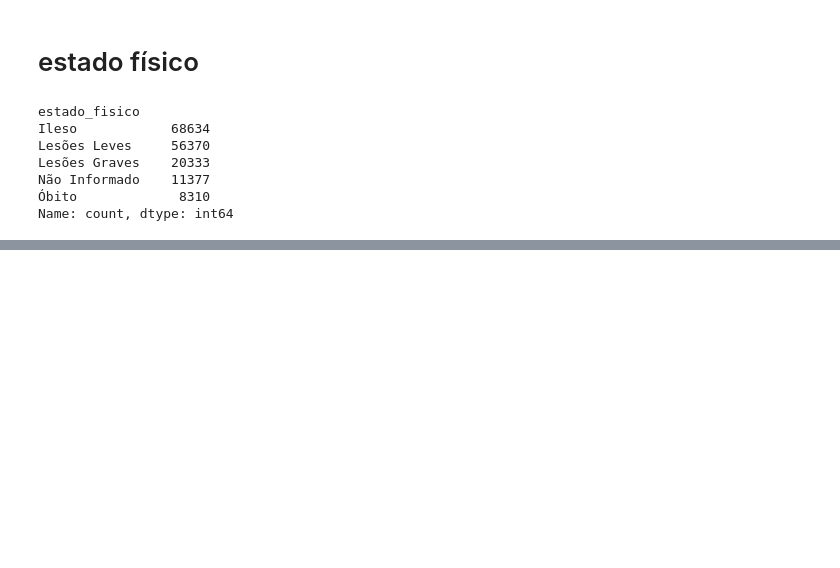
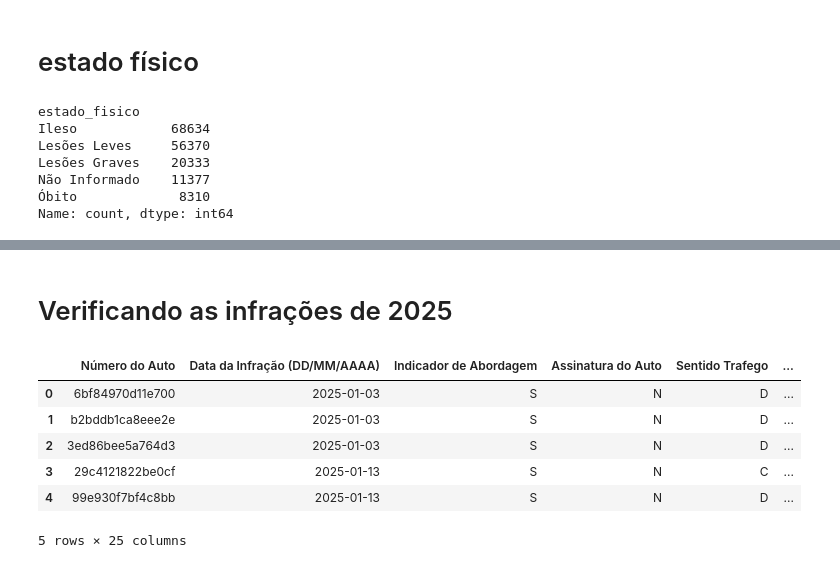
Before and after one commit to adrianop/dataScience, a Jupyter notebook: dados.ipynb, the cells around one changed output, grey strips where cells are left out. Cells and saved outputs as stored; diff of their text form; code cells hidden in the pictures; blank space fills up the shorter version.

```diff
--- a/dados.ipynb
+++ b/dados.ipynb
@@ -341,0 +401,14 @@ Name: count, dtype: int64
+# %% [markdown]
+# Verificando as infrações de 2025
+# %%
+# Documento CSV de Acidentes 2025 (Agrupados por pessoa)
+df_2025_infra_01 = pd.read_csv("dados/2025/infraçoes2025_01.csv", encoding="latin1", sep=";")
+df_2025_infra_01.head()
+# %% [output]
+|  | Número do Auto | Data da Infração (DD/MM/AAAA) | Indicador de Abordagem | Assinatura do Auto | Sentido Trafego | ... |
+| 0 | 6bf84970d11e700 | 2025-01-03 | S | N | D | ... |
+| 1 | b2bddb1ca8eee2e | 2025-01-03 | S | N | D | ... |
+| 2 | 3ed86bee5a764d3 | 2025-01-03 | S | N | D | ... |
+| 3 | 29c4121822be0cf | 2025-01-13 | S | N | C | ... |
+| 4 | 99e930f7bf4c8bb | 2025-01-13 | S | N | D | ... |
+5 rows × 25 columns
```
Also changed, not shown: parts of 8 cells of this notebook.
